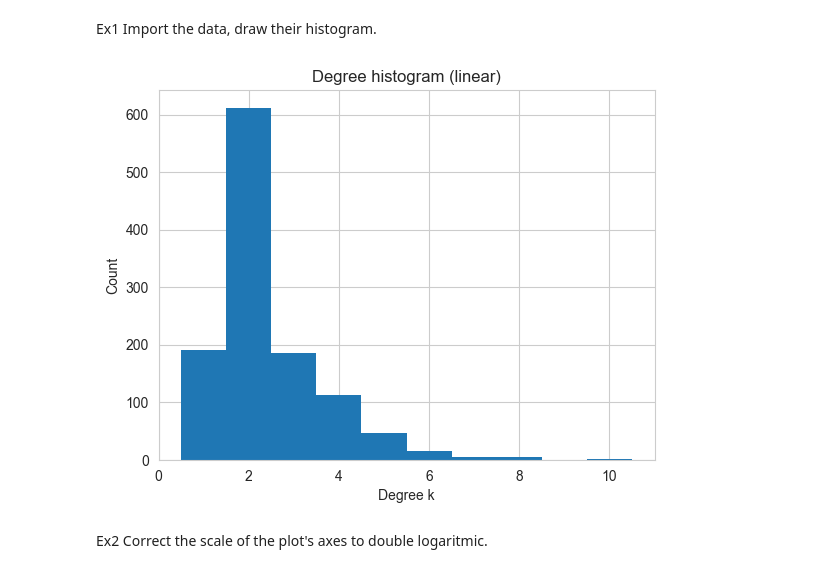
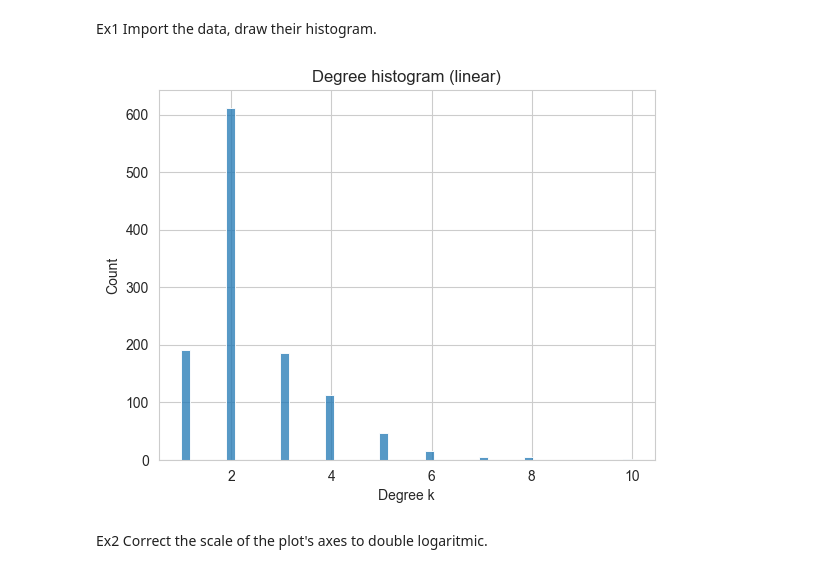
Before and after one commit to bmajosek/SNARS, a Jupyter notebook: p4/p4.ipynb, the cells around one changed output. Drawn from its saved outputs; the diff is of its cells as text; code cells hidden in the pictures.

```diff
--- a/p4/p4.ipynb
+++ b/p4/p4.ipynb
@@ -33,22 +33,22 @@ Ex1 Import the data, draw their histogram.
 # %%
 # Ex1: Import real network data and draw degree histogram
 G = nx.read_edgelist("inf-euroroad.edges",
                      create_using=nx.Graph(), nodetype=int, comments="%")
 
 deg = np.array([d for _, d in G.degree()], dtype=int)
 
 edges = np.arange(deg.min(), deg.max() + 2) - 0.5
 counts, edges = np.histogram(deg, bins=edges, density=False)
 centers = 0.5 * (edges[1:] + edges[:-1])
 
 plt.figure()
-plt.bar(centers, counts, width=1.0, edgecolor="none")
+sns.histplot(deg, bins=50)
 plt.xlabel("Degree k")
 plt.ylabel("Count")
 plt.title("Degree histogram (linear)")
 plt.show()
 # %% [output]
-[figure, old version]
+[figure, new version]
 # %% [markdown]
 Ex2 Correct the scale of the plot's axes to double logaritmic.
 # %%
```
Also changed, not shown: parts of 9 cells of this notebook, 3 other files.
